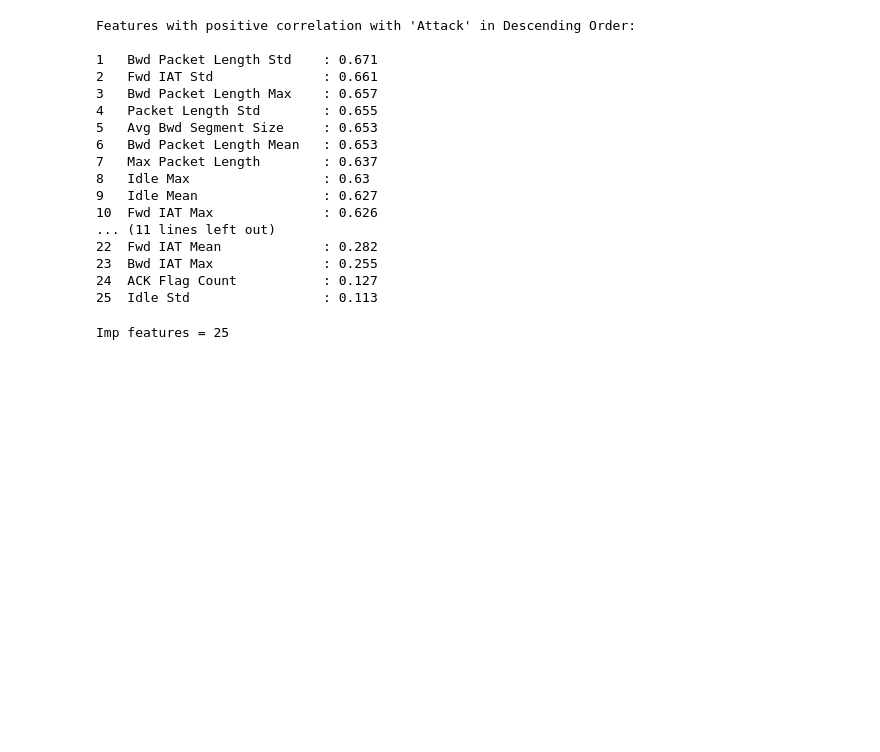
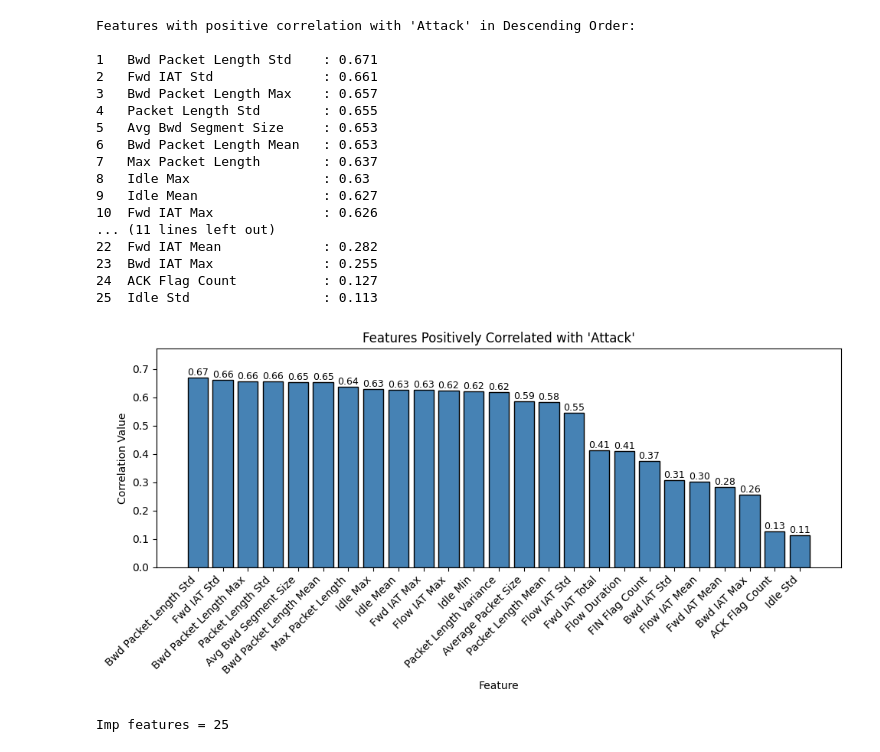
Before and after one commit to mohakapoor/Network_Anomaly_Detection_CICIDS2017, a Jupyter notebook: cleaning.ipynb, the cells around one changed output. Saved outputs shown, nothing was run; the diff lists cells and outputs as text; code cells hidden in the pictures; blank space fills up the shorter version.

```diff
--- a/cleaning.ipynb
+++ b/cleaning.ipynb
@@ -103,6 +110,36 @@ Features with positive correlation with 'Attack' in Descending Order:
 23  Bwd IAT Max              : 0.255
 24  ACK Flag Count           : 0.127
 25  Idle Std                 : 0.113
+# %%
+features = pos_corr.index
+values = pos_corr.values
+
+plt.figure(figsize=(10, 5))
+
+bars = plt.bar(features, values, color="steelblue", edgecolor="black")
+
+# value labels on top
+for bar, v in zip(bars, values):
+    plt.text(
+        bar.get_x() + bar.get_width()/2,
+        v,
+        f"{v:.2f}",
+        ha="center",
+        va="bottom",
+        fontsize=9,
+        color="black"
+    )
+
+plt.title("Features Positively Correlated with 'Attack'")
+plt.xlabel("Feature")
+plt.ylabel("Correlation Value")
+plt.xticks(rotation=45, ha="right")
+
+plt.tight_layout()
+plt.ylim(0,max(values)*1.15)
+plt.show()
+# %% [output]
+[figure, added]
 # %%
 print(f"Imp features = {len(pos_corr)}")
 # %% [output]
```
Also changed, not shown: parts of 6 cells of this notebook.
